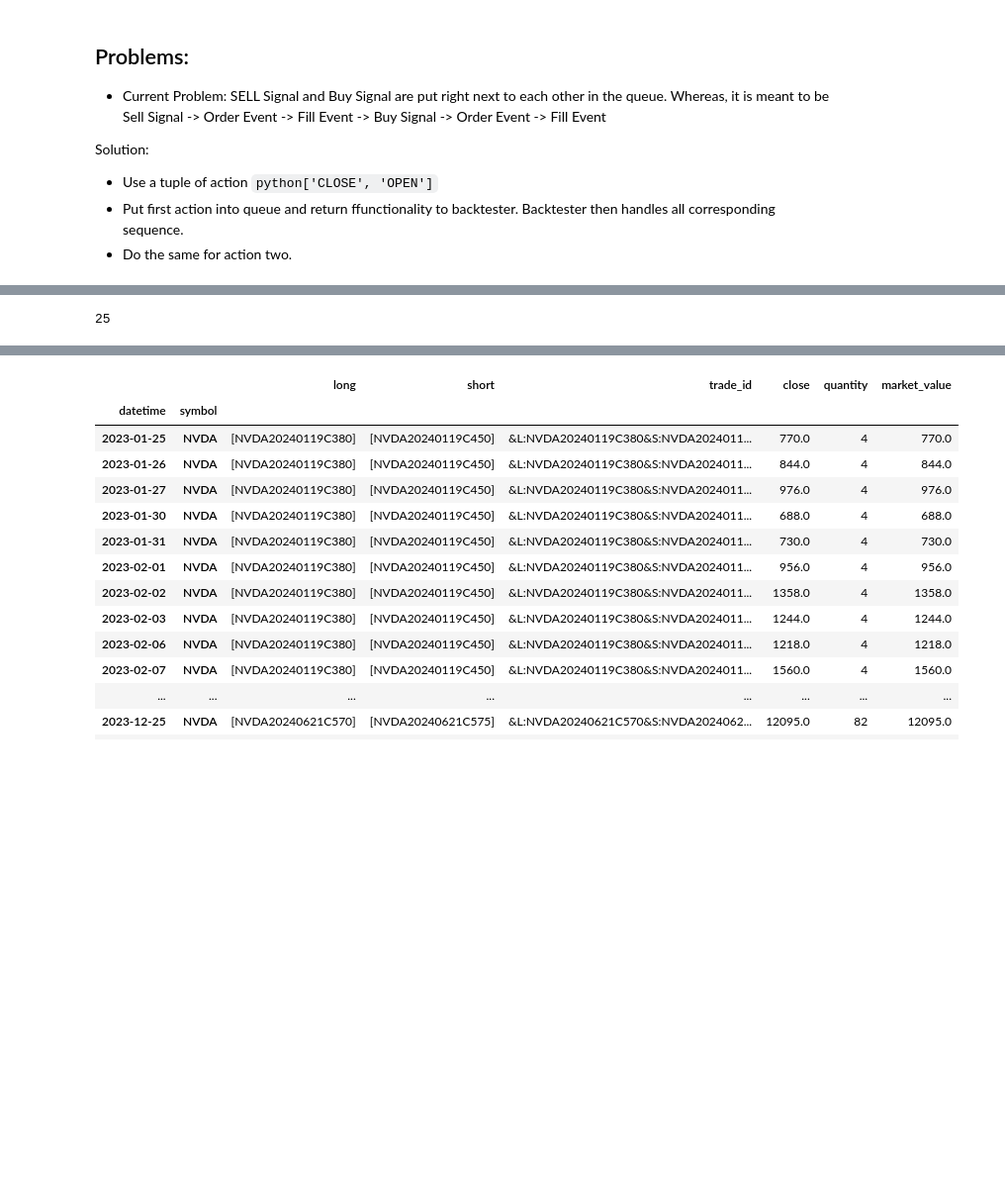
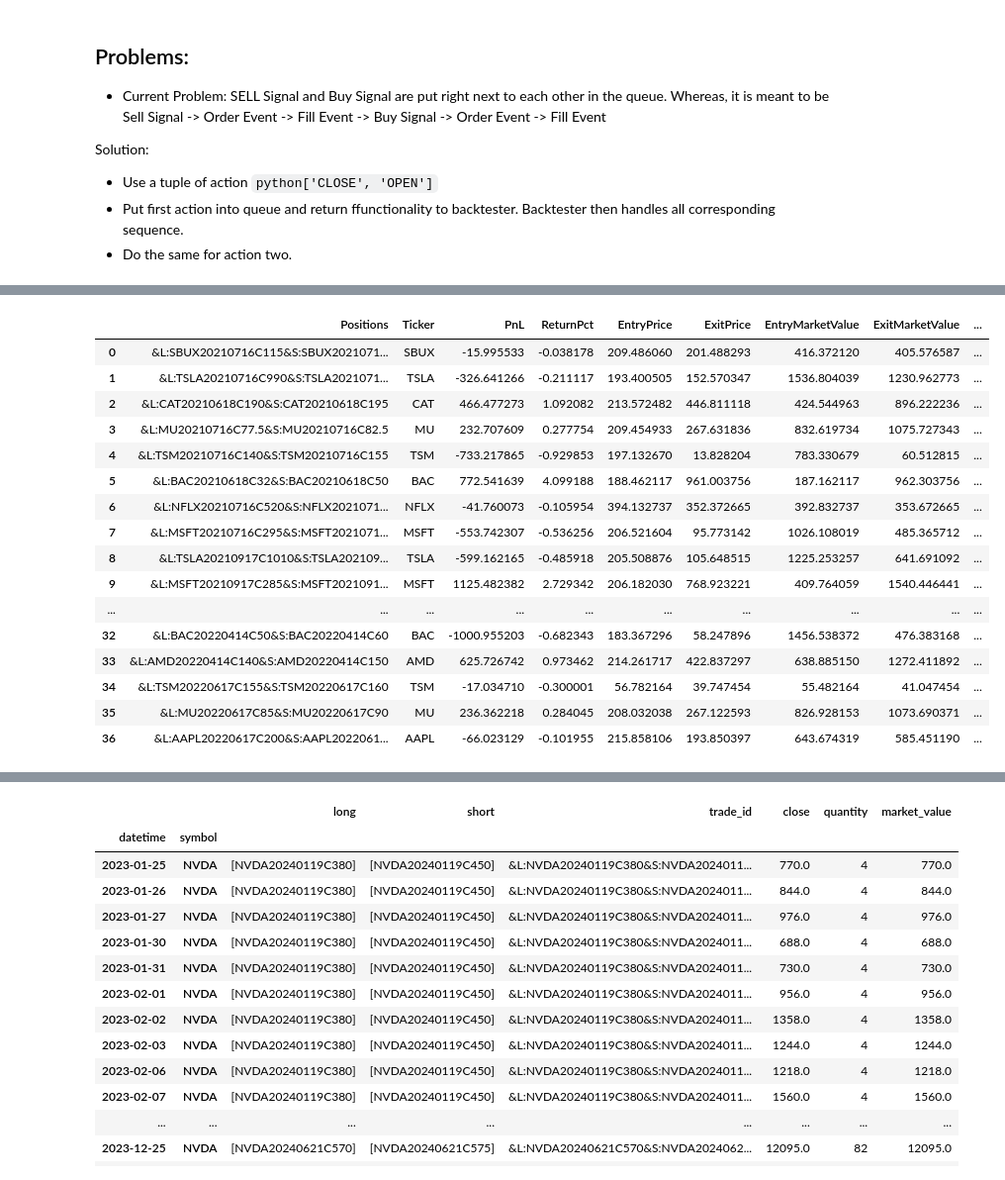
Before and after one commit to Zino-ctrlZ/QuantTools, a Jupyter notebook: EventDriven/demos/backtestClean.ipynb, the cells around one changed output, grey strips where cells are left out. Shown at 99% size. Saved outputs shown, nothing was run; the diff lists cells and outputs as text; code cells hidden in the pictures; blank space fills up the shorter version.

```diff
--- a/EventDriven/demos/backtestClean.ipynb
+++ b/EventDriven/demos/backtestClean.ipynb
@@ -193,17 +193,17 @@ evb_backtest.portfolio.initial_capital
 w_map = {x: w  * 0.85 for x, w in weights.items()} ## 75% of the weights for each stock
 evb_backtest.portfolio.weight_map = w_map
 evb_backtest.portfolio.weight_map
-evb_backtest.portfolio.risk_manager.OrderPicker.liquidity_threshold = 100
+evb_backtest.portfolio.risk_manager.OrderPicker.liquidity_threshold = 50
 evb_backtest.portfolio.risk_manager.OrderPicker.lookback = 10
 evb_backtest.portfolio.risk_manager.OrderPicker.data_availability_threshold = 0.5
 evb_backtest.portfolio.order_settings = {'type': 'naked',
  'specifics': [{'direction': 'long',
    'rel_strike': .850,
-   'dte': 300,
+   'dte': 190,
    'moneyness_width': 0.35},
    {'direction': 'short',
   'rel_strike': .60,
-  'dte': 300,
+  'dte': 190,
   'moneyness_width': 0.35}
 ],
  'name': 'vertical_spread'}
@@ -331,8 +338,25 @@ Sell
 # %%
 pd.options.display.max_rows = 100
 trades = evb_backtest.portfolio._trades.copy()#
-len(trades[['Positions','Ticker','PnL', 'ReturnPct', 'EntryPrice', 'ExitPrice', 'EntryMarketValue', 'ExitMarketValue', 'EntryTime', 'ExitTime', 'EntryPrice', 'ExitPrice', 'Quantity', 'SignalID', 'Duration']].SignalID.unique())
+len(trades)
 # len(trades['SignalID'].unique())
+trades[['Positions','Ticker','PnL', 'ReturnPct', 'EntryPrice', 'ExitPrice', 'EntryMarketValue', 'ExitMarketValue', 'EntryTime', 'ExitTime', 'EntryPrice', 'ExitPrice', 'Quantity', 'SignalID', 'Duration']]
 # %% [output]
-25
+|  | Positions | Ticker | PnL | ReturnPct | EntryPrice | ExitPrice | EntryMarketValue | ExitMarketValue | ... |
+| 0 | &L:SBUX20210716C115&S:SBUX2021071... | SBUX | -15.995533 | -0.038178 | 209.486060 | 201.488293 | 416.372120 | 405.576587 | ... |
+| 1 | &L:TSLA20210716C990&S:TSLA2021071... | TSLA | -326.641266 | -0.211117 | 193.400505 | 152.570347 | 1536.804039 | 1230.962773 | ... |
+| 2 | &L:CAT20210618C190&S:CAT20210618C195 | CAT | 466.477273 | 1.092082 | 213.572482 | 446.811118 | 424.544963 | 896.222236 | ... |
+| 3 | &L:MU20210716C77.5&S:MU20210716C82.5 | MU | 232.707609 | 0.277754 | 209.454933 | 267.631836 | 832.619734 | 1075.727343 | ... |
+| 4 | &L:TSM20210716C140&S:TSM20210716C155 | TSM | -733.217865 | -0.929853 | 197.132670 | 13.828204 | 783.330679 | 60.512815 | ... |
+| 5 | &L:BAC20210618C32&S:BAC20210618C50 | BAC | 772.541639 | 4.099188 | 188.462117 | 961.003756 | 187.162117 | 962.303756 | ... |
+| 6 | &L:NFLX20210716C520&S:NFLX2021071... | NFLX | -41.760073 | -0.105954 | 394.132737 | 352.372665 | 392.832737 | 353.672665 | ... |
+| 7 | &L:MSFT20210716C295&S:MSFT2021071... | MSFT | -553.742307 | -0.536256 | 206.521604 | 95.773142 | 1026.108019 | 485.365712 | ... |
+| 8 | &L:TSLA20210917C1010&S:TSLA202109... | TSLA | -599.162165 | -0.485918 | 205.508876 | 105.648515 | 1225.253257 | 641.691092 | ... |
+| 9 | &L:MSFT20210917C285&S:MSFT2021091... | MSFT | 1125.482382 | 2.729342 | 206.182030 | 768.923221 | 409.764059 | 1540.446441 | ... |
+| ... | ... | ... | ... | ... | ... | ... | ... | ... | ... |
+| 32 | &L:BAC20220414C50&S:BAC20220414C60 | BAC | -1000.955203 | -0.682343 | 183.367296 | 58.247896 | 1456.538372 | 476.383168 | ... |
+| 33 | &L:AMD20220414C140&S:AMD20220414C150 | AMD | 625.726742 | 0.973462 | 214.261717 | 422.837297 | 638.885150 | 1272.411892 | ... |
+| 34 | &L:TSM20220617C155&S:TSM20220617C160 | TSM | -17.034710 | -0.300001 | 56.782164 | 39.747454 | 55.482164 | 41.047454 | ... |
+| 35 | &L:MU20220617C85&S:MU20220617C90 | MU | 236.362218 | 0.284045 | 208.032038 | 267.122593 | 826.928153 | 1073.690371 | ... |
+| 36 | &L:AAPL20220617C200&S:AAPL2022061... | AAPL | -66.023129 | -0.101955 | 215.858106 | 193.850397 | 643.674319 | 585.451190 | ... |
 # %%
```
Also changed, not shown: parts of 5 cells of this notebook, 1 other file.
